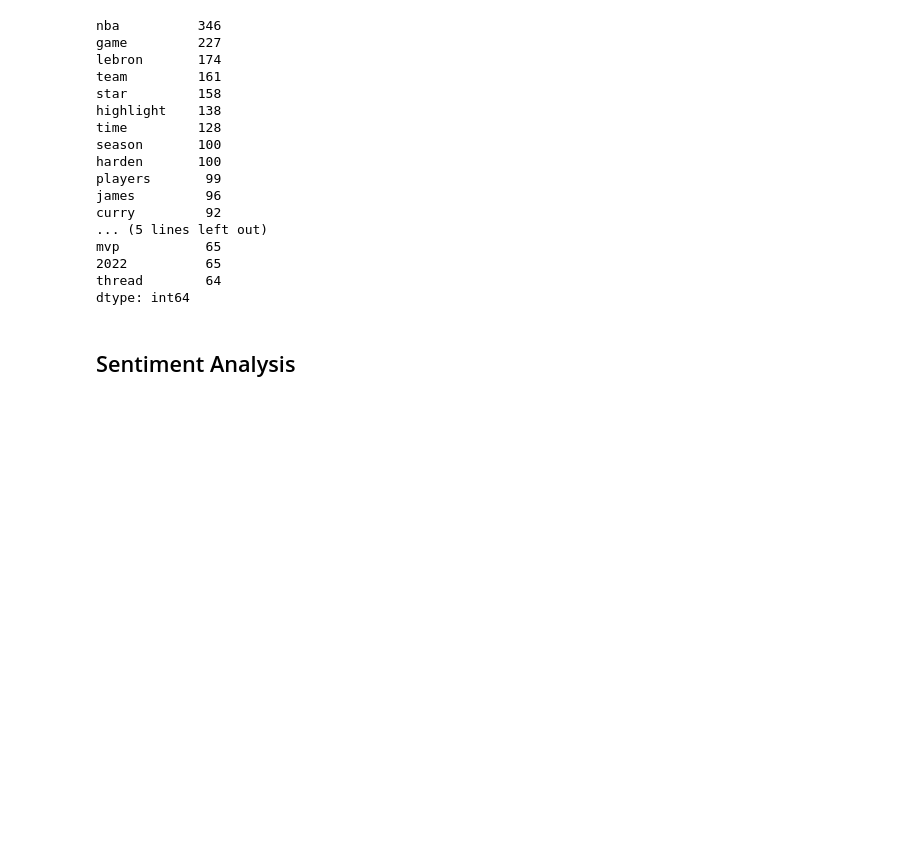
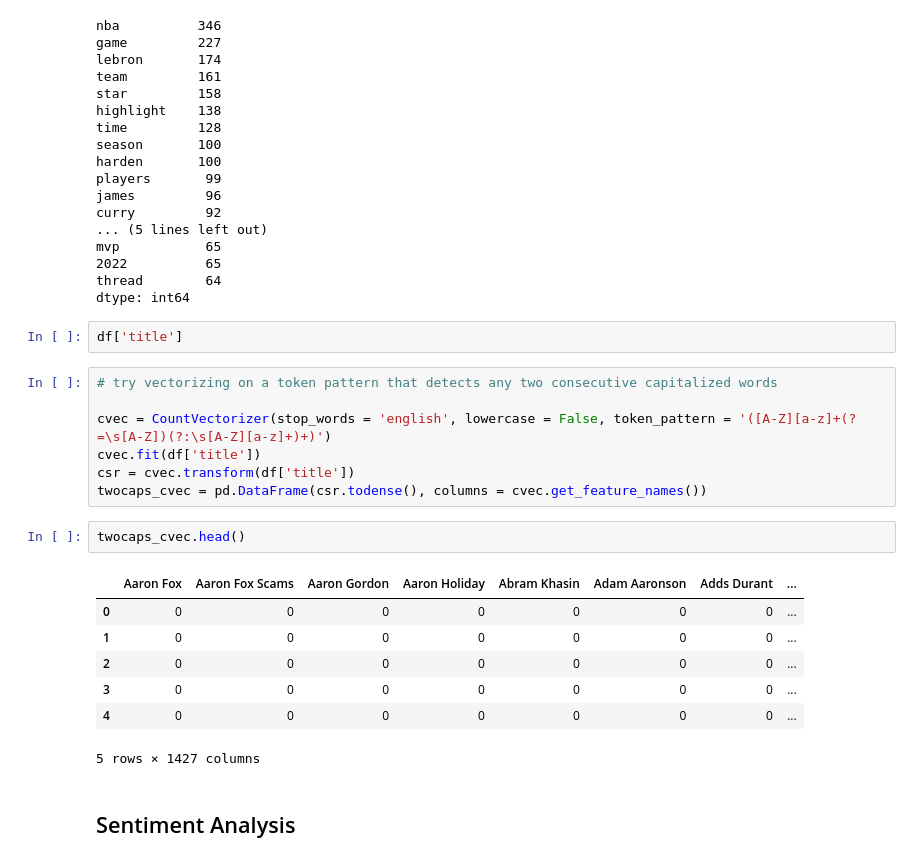
Before and after one commit to aothree/NLP-Predicting-Subreddit, a Jupyter notebook: cleaning_and_eda.ipynb, the cells around one changed output. Saved outputs shown, nothing was run; the diff lists cells and outputs as text; blank space fills up the shorter version.

Commit message:
trying to retrieve all col names

```diff
--- a/cleaning_and_eda.ipynb
+++ b/cleaning_and_eda.ipynb
@@ -201,6 +201,25 @@ mvp           65
 2022          65
 thread        64
 dtype: int64
+# %%
+df['title']
+# %%
+# try vectorizing on a token pattern that detects any two consecutive capitalized words
+
+cvec = CountVectorizer(stop_words = 'english', lowercase = False, token_pattern = '([A-Z][a-z]+(?=\s[A-Z])(?:\s[A-Z][a-z]+)+)')
+cvec.fit(df['title'])
+csr = cvec.transform(df['title'])
+twocaps_cvec = pd.DataFrame(csr.todense(), columns = cvec.get_feature_names())
+# %%
+twocaps_cvec.head()
+# %% [output]
+|  | Aaron Fox | Aaron Fox Scams | Aaron Gordon | Aaron Holiday | Abram Khasin | Adam Aaronson | Adds Durant | ... |
+| 0 | 0 | 0 | 0 | 0 | 0 | 0 | 0 | ... |
+| 1 | 0 | 0 | 0 | 0 | 0 | 0 | 0 | ... |
+| 2 | 0 | 0 | 0 | 0 | 0 | 0 | 0 | ... |
+| 3 | 0 | 0 | 0 | 0 | 0 | 0 | 0 | ... |
+| 4 | 0 | 0 | 0 | 0 | 0 | 0 | 0 | ... |
+5 rows × 1427 columns
 # %% [markdown]
 ## Sentiment Analysis
 # %%
```
Also changed, not shown: parts of 1 cell of this notebook, 1 other file.
